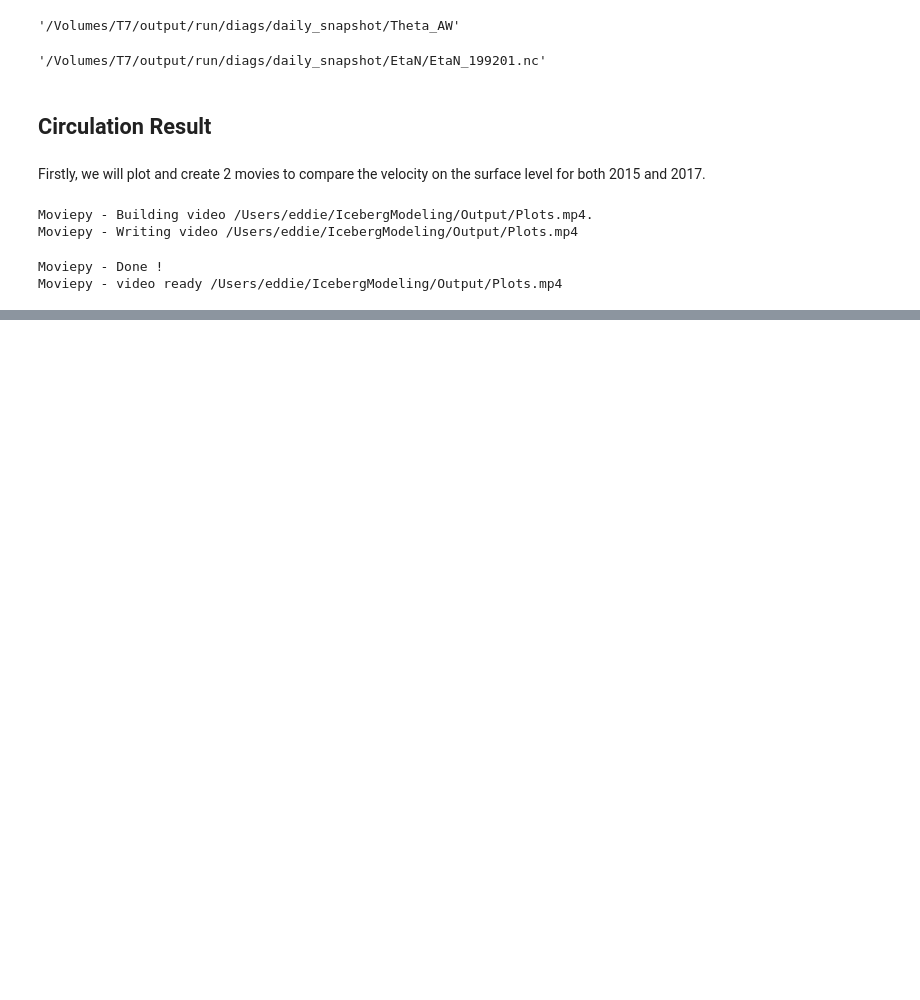
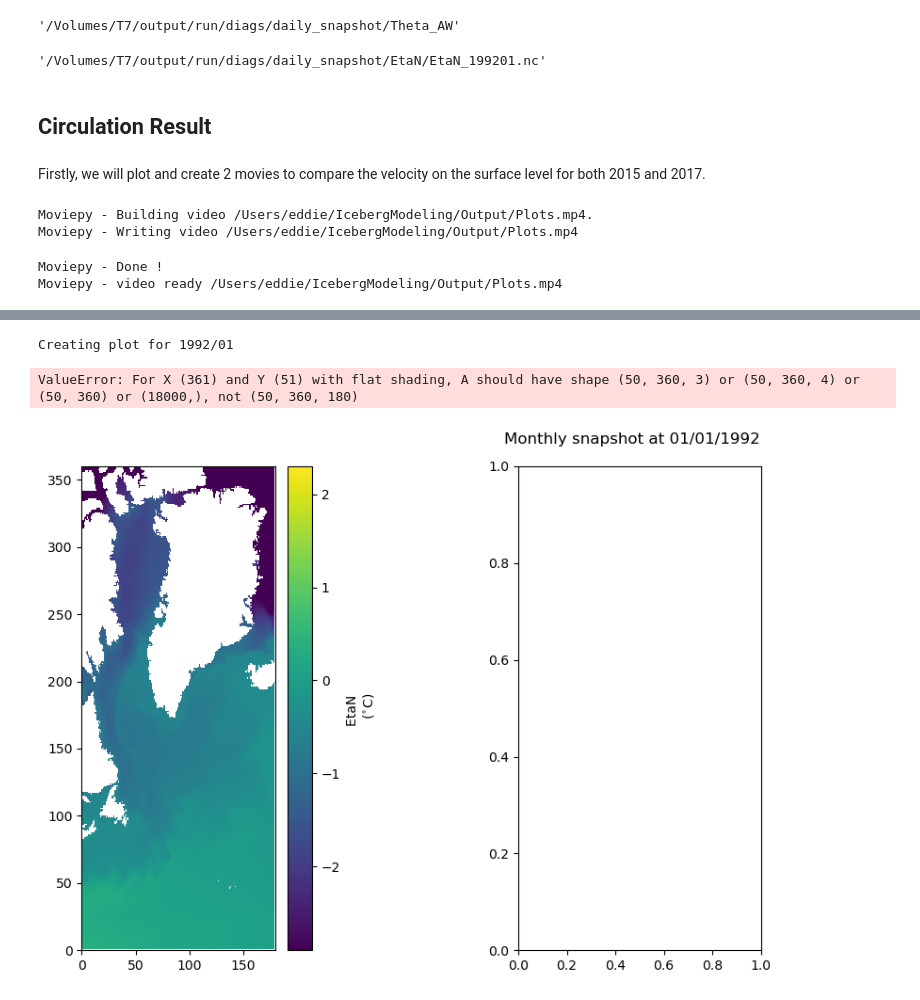
Before and after one commit to EddieNguyen2012/IcebergModeling, a Jupyter notebook: Notebooks/Result Visualization.ipynb, the cells around one changed output, grey strips where cells are left out. Saved outputs shown, nothing was run; the diff lists cells and outputs as text; code cells hidden in the pictures; blank space fills up the shorter version.

```diff
--- a/Notebooks/Result Visualization.ipynb
+++ b/Notebooks/Result Visualization.ipynb
@@ -161,0 +187,10 @@ Moviepy - video ready /Users/eddie/IcebergModeling/Output/Plots.mp4
+# %%
+import video_maker as vm
+
+config = vm.MovieConfiguration('/Volumes/T7/IceBerg/no_ice_berg/run/diags', '/Volumes/T7/IceBerg/no_ice_berg/visualizations')
+config.create_plots('monthly_snapshot')
+config.create_movie('monthly_snapshot')
+# %% [output]
+Creating plot for 1992/01
+ValueError: For X (361) and Y (51) with flat shading, A should have shape (50, 360, 3) or (50, 360, 4) or (50, 360) or (18000,), not (50, 360, 180)
+[figure, added]
```
Also changed, not shown: parts of 6 cells of this notebook, 3 other files.
